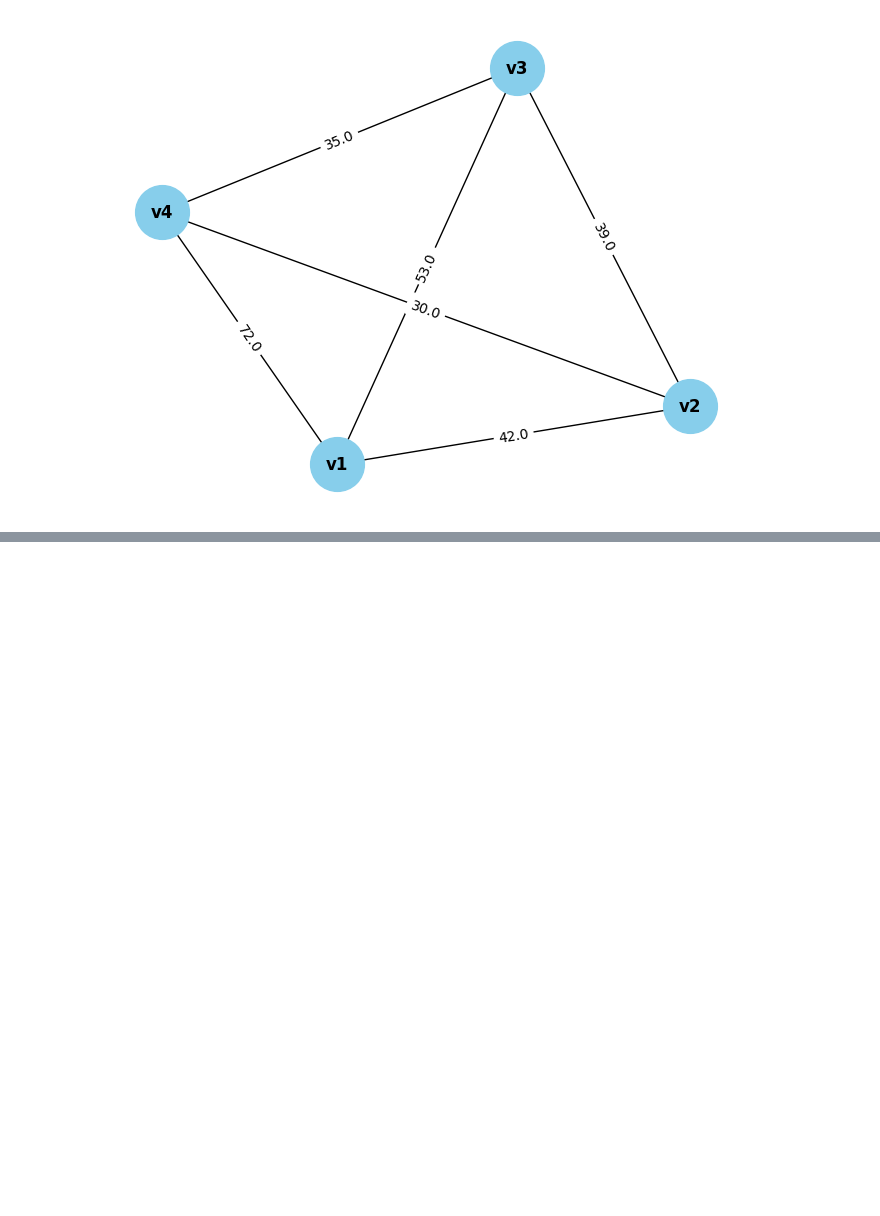
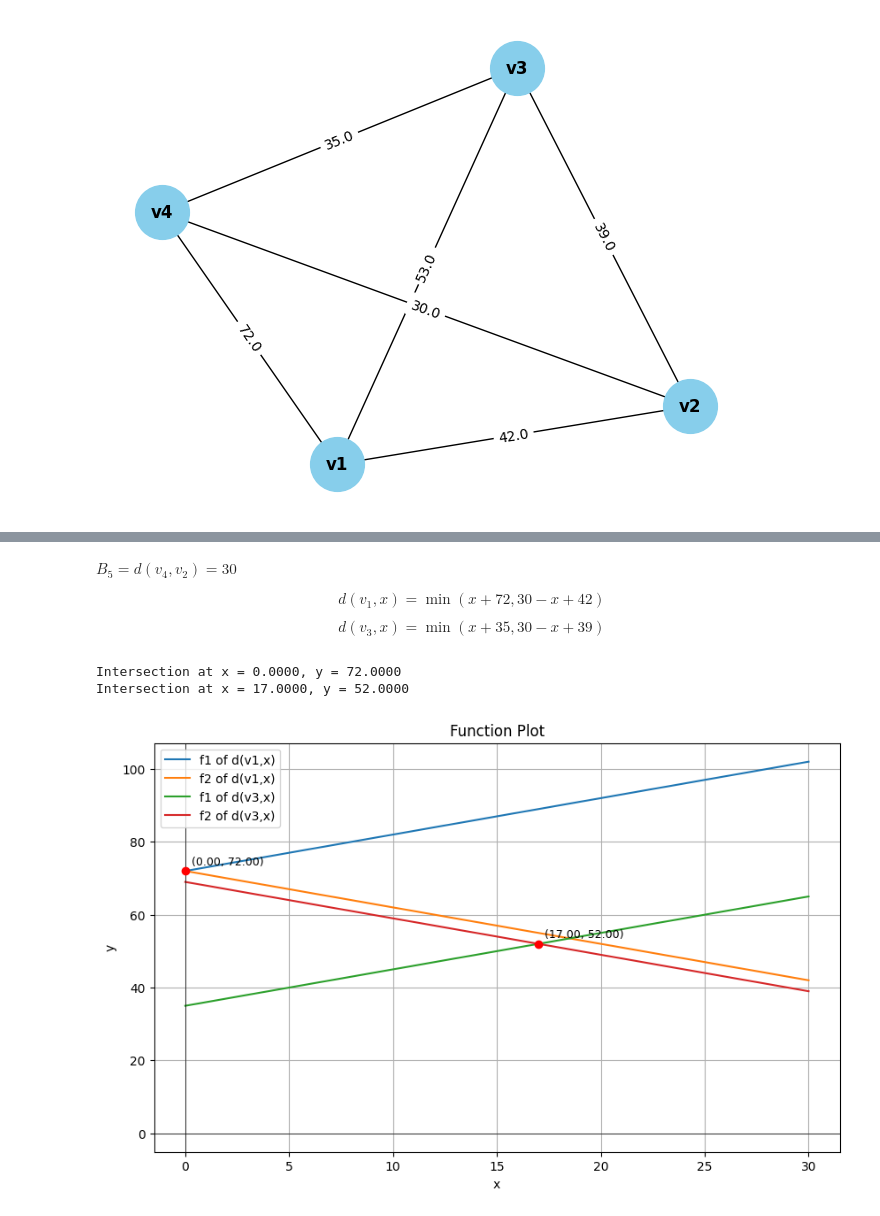
Before and after one commit to Bancie/thuhoach.nckh, a Jupyter notebook: ipynb/location/VDMH Single Center.ipynb, the cells around one changed output, grey strips where cells are left out. Cells and saved outputs as stored; diff of their text form; code cells hidden in the pictures; blank space fills up the shorter version.

```diff
--- a/ipynb/location/VDMH Single Center.ipynb
+++ b/ipynb/location/VDMH Single Center.ipynb
@@ -109,0 +164,27 @@ Intersection at x = 25.0000, y = 67.0000
+# %% [markdown]
+$B_5 = d(v_4, v_2) = 30$
+
+$$
+d(v_1, x) = \min (x + 72, 30-x+42)
+$$
+
+$$
+d(v_3, x) = \min (x + 35, 30-x+39)
+$$
+# %%
+B5 = FunctionPlotter(0, 30, 100)
+def f1(x): return x + 72
+def f2(x): return 30 - x + 42
+def f3(x): return x + 35
+def f4(x): return 30 - x + 39
+B5.add_function(f1, "f1 of d(v1,x)")
+B5.add_function(f2, "f2 of d(v1,x)")
+B5.add_function(f3, "f1 of d(v3,x)")
+B5.add_function(f4, "f2 of d(v3,x)")
+B5.find_intersection(0, 1)
+B5.find_intersection(2, 3)
+B5.plot()
+# %% [output]
+Intersection at x = 0.0000, y = 72.0000
+Intersection at x = 17.0000, y = 52.0000
+[figure, added]
```
Also changed, not shown: parts of 11 cells of this notebook, 7 other files.
